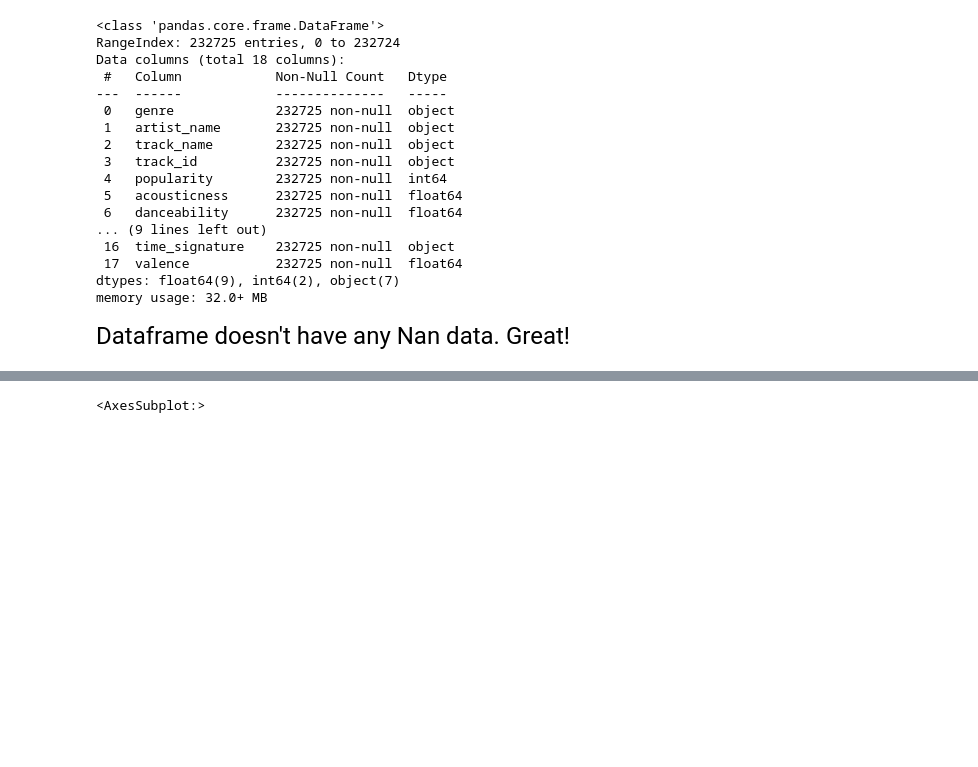
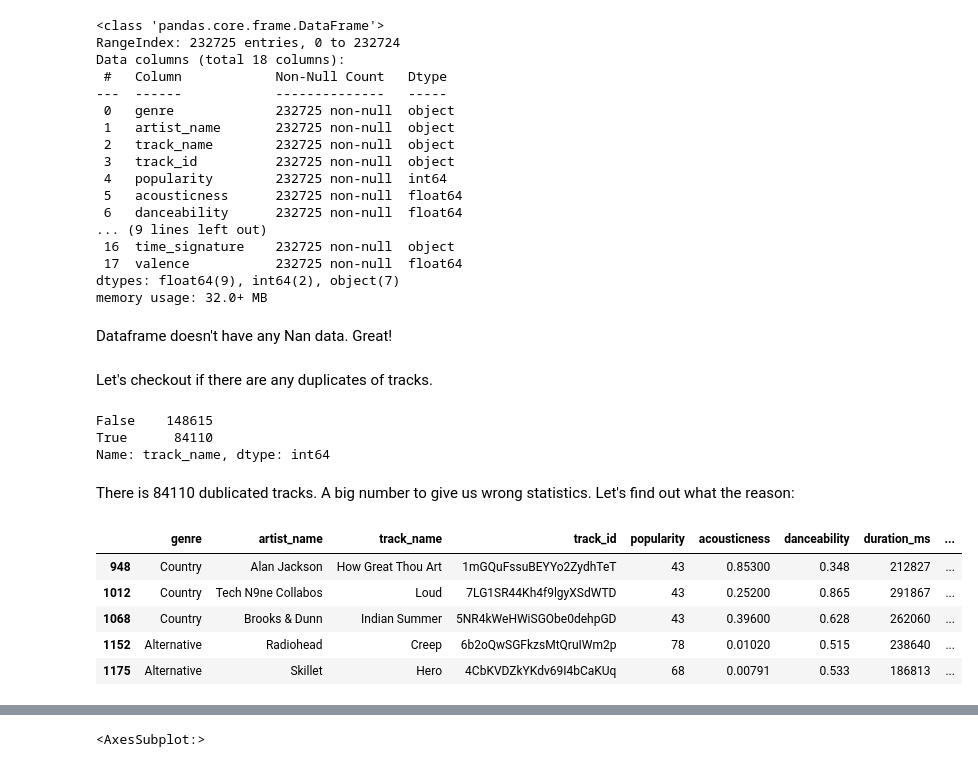
Before and after one commit to Dforgeek/ML_Classic_spotify, a Jupyter notebook: ML_Classic_Spotify.ipynb, the cells around one changed output, grey strips where cells are left out. Saved outputs shown, nothing was run; the diff lists cells and outputs as text; code cells hidden in the pictures; blank space fills up the shorter version.

```diff
--- a/ML_Classic_Spotify.ipynb
+++ b/ML_Classic_Spotify.ipynb
@@ -68,4 +68,24 @@ Data columns (total 18 columns):
 dtypes: float64(9), int64(2), object(7)
 memory usage: 32.0+ MB
 # %% [markdown]
-<font size="5">Dataframe doesn't have any Nan data. Great!
+<font size="3.5">Dataframe doesn't have any Nan data. Great!
+# %% [markdown]
+<font size="3.5">Let's checkout if there are any duplicates of tracks.
+# %%
+df.track_name.duplicated().value_counts()
+# %% [output]
+False    148615
+True      84110
+Name: track_name, dtype: int64
+# %% [markdown]
+There is 84110 dublicated tracks. A big number to give us wrong statistics.
+Let's find out what the reason:
+# %%
+df[df.track_name.duplicated()].head()
+# %% [output]
+|  | genre | artist_name | track_name | track_id | popularity | acousticness | danceability | duration_ms | ... |
+| 948 | Country | Alan Jackson | How Great Thou Art | 1mGQuFssuBEYYo2ZydhTeT | 43 | 0.85300 | 0.348 | 212827 | ... |
+| 1012 | Country | Tech N9ne Collabos | Loud | 7LG1SR44Kh4f9lgyXSdWTD | 43 | 0.25200 | 0.865 | 291867 | ... |
+| 1068 | Country | Brooks & Dunn | Indian Summer | 5NR4kWeHWiSGObe0dehpGD | 43 | 0.39600 | 0.628 | 262060 | ... |
+| 1152 | Alternative | Radiohead | Creep | 6b2oQwSGFkzsMtQruIWm2p | 78 | 0.01020 | 0.515 | 238640 | ... |
+| 1175 | Alternative | Skillet | Hero | 4CbKVDZkYKdv69I4bCaKUq | 68 | 0.00791 | 0.533 | 186813 | ... |
```
Also changed, not shown: parts of 11 cells of this notebook.
